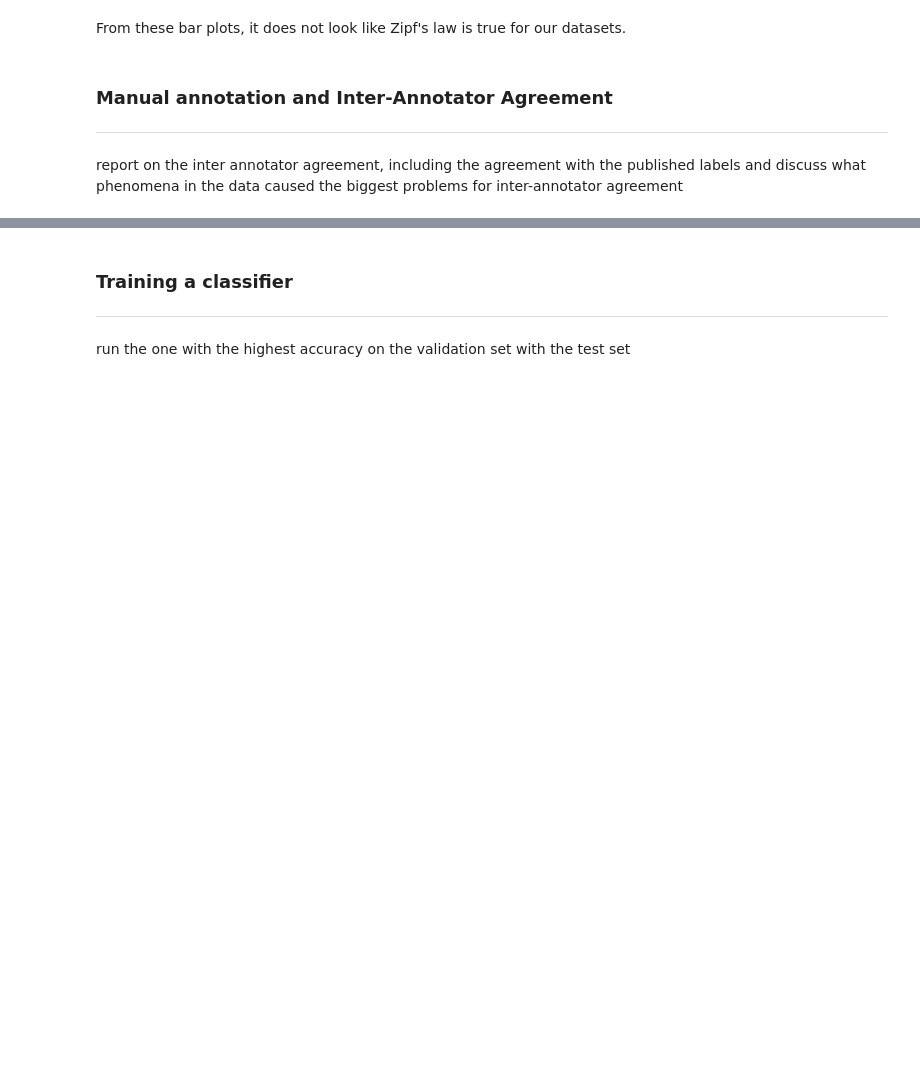
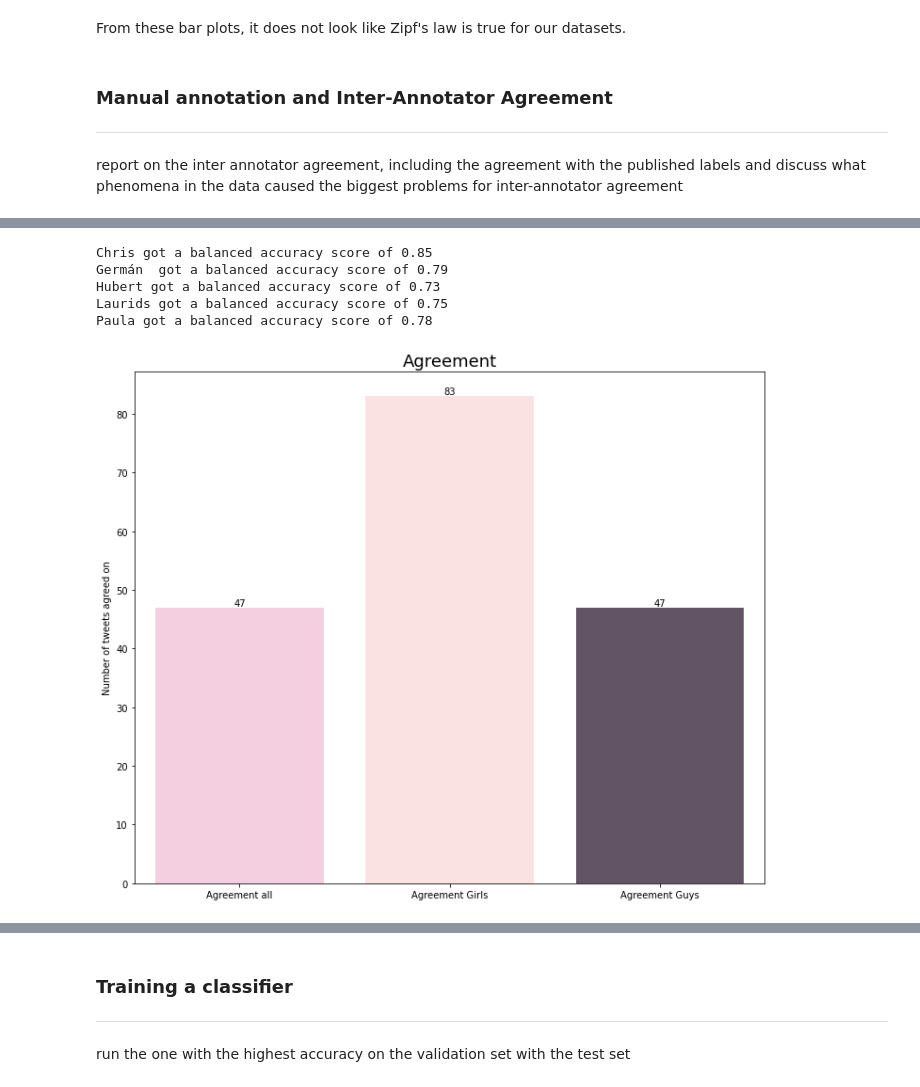
Before and after one commit to ITU-Bumblebees/fypgroup02_project3, a Jupyter notebook: notebooks/final.ipynb, the cells around one changed output, grey strips where cells are left out. Saved outputs shown, nothing was run; the diff lists cells and outputs as text; code cells hidden in the pictures; blank space fills up the shorter version.

```diff
--- a/notebooks/final.ipynb
+++ b/notebooks/final.ipynb
@@ -233,0 +315,27 @@ report on the inter annotator agreement, including the agreement with the publis
+# %%
+for name in names:
+    score = balanced_accuracy_score(ratings['Real labels'], ratings[name])
+    print(f'{name} got a balanced accuracy score of {score:.2f}')
+# %% [output]
+Chris got a balanced accuracy score of 0.85
+Germán  got a balanced accuracy score of 0.79
+Hubert got a balanced accuracy score of 0.73
+Laurids got a balanced accuracy score of 0.75
+Paula got a balanced accuracy score of 0.78
+# %%
+fig, ax = plt.subplots(figsize=(12,10))
+
+dy = [sum(ratings['Agreement']), sum(ratings['Agreement girls']), sum(ratings['Agreement guys'])]
+dx = ['Agreement all', 'Agreement Girls', 'Agreement Guys']
+
+color_list = ['#fac9de', '#ffdede', '#645068']
+
+sns.barplot(x = dx, y = dy, ax=ax,  palette=color_list);
+plt.title('Agreement', fontsize = 18);
+ax.set_ylabel('Number of tweets agreed on');
+ax.bar_label(ax.containers[0]);
+
+if savefigs:
+    plt.savefig('../figs/figure_agreement.png', bbox_inches='tight')
+# %% [output]
+[figure, added]
```
Also changed, not shown: parts of 9 cells of this notebook, 6 other files.
